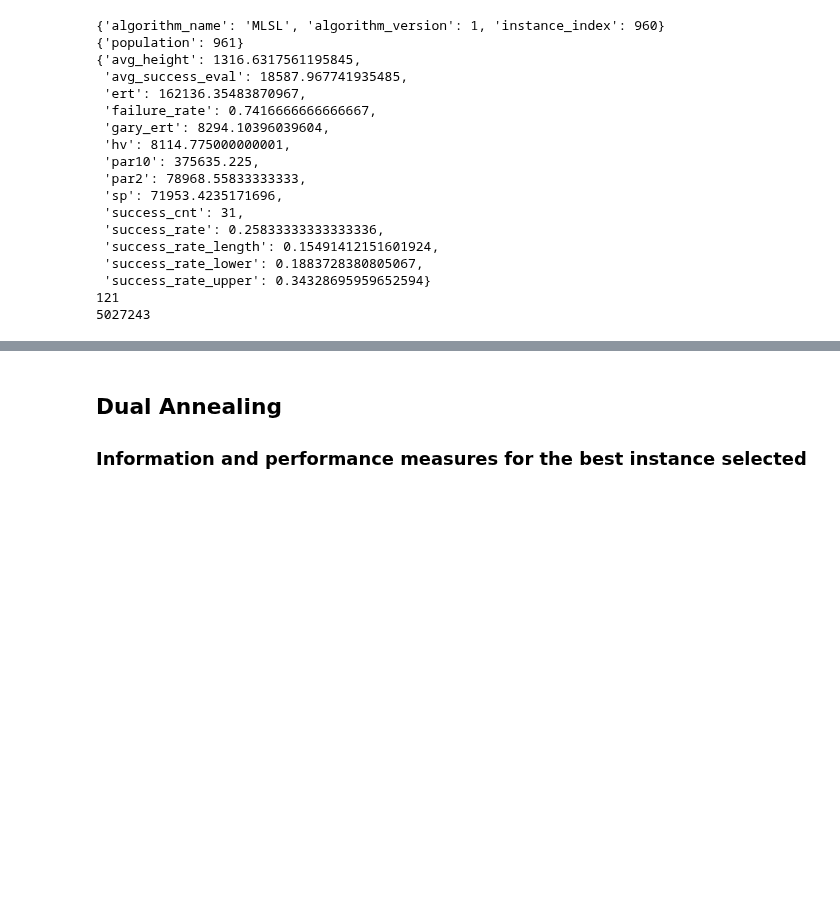
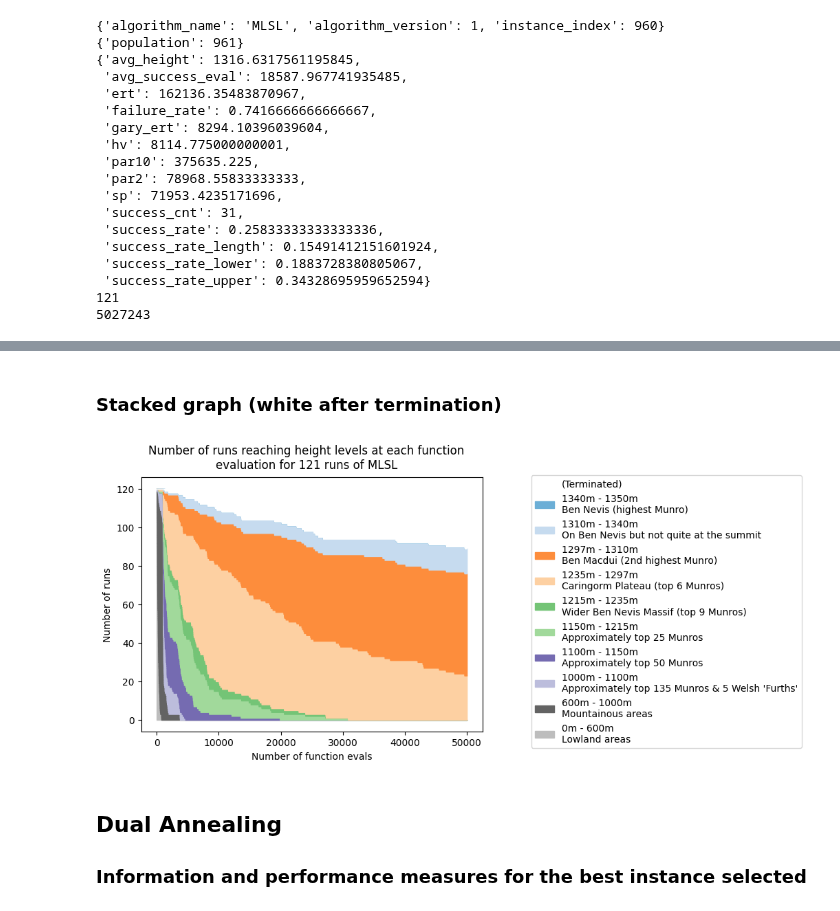
Before and after one commit to CardiacModelling/BenNevisBenchmark, a Jupyter notebook: ipynb/result.ipynb, the cells around one changed output, grey strips where cells are left out. Saved outputs shown, nothing was run; the diff lists cells and outputs as text; code cells hidden in the pictures; blank space fills up the shorter version.

```diff
--- a/ipynb/result.ipynb
+++ b/ipynb/result.ipynb
@@ -56,3 +62,9 @@ pprint(sum([r.eval_num for r in ins.results]))
+# %% [markdown]
+### Stacked graph (white after termination)
+# %%
+ins.plot_stacked_graph(mode='terminate')
+# %% [output]
+[figure, added]
 # %% [markdown]
 ## Dual Annealing
 ### Information and performance measures for the best instance selected
```
Also changed, not shown: parts of 17 cells of this notebook.
